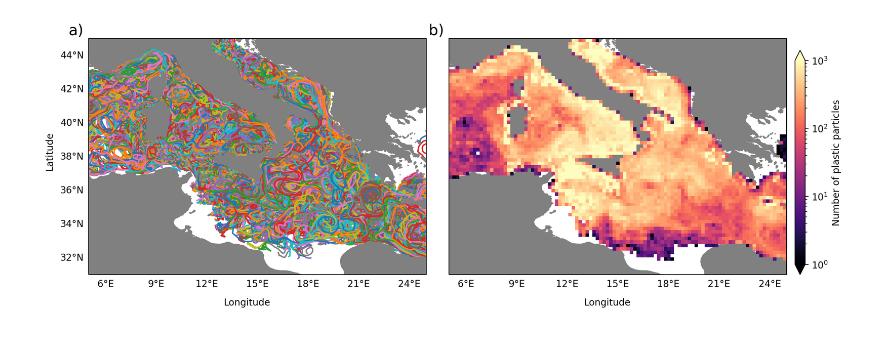
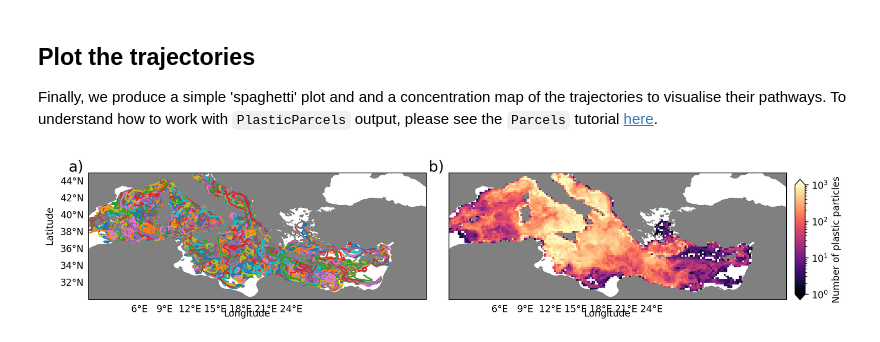
Before and after one commit to Parcels-code/plasticparcels, a Jupyter notebook: docs/examples/example_copernicusmarine.ipynb, the cells around one changed output. Saved outputs shown, nothing was run; the diff lists cells and outputs as text; code cells hidden in the pictures.

Commit message:
Example using copernicusmarine w/ stokes and biofouling kernels on.

```diff
--- a/docs/examples/example_copernicusmarine.ipynb
+++ b/docs/examples/example_copernicusmarine.ipynb
@@ -234,9 +109,12 @@ INFO: Output files are stored in example_copernicusmarine_biofouling.zarr.
+# %% [markdown]
+## Plot the trajectories
+Finally, we produce a simple 'spaghetti' plot and and a concentration map of the trajectories to visualise their pathways. To understand how to work with `PlasticParcels` output, please see the `Parcels` tutorial [here](https://docs.parcels-code.org/en/latest/examples/tutorial_output.html).
 # %%
 # Load the ParticleFile
-ds = xr.open_zarr('example_copernicusmarine_biofouling.zarr')
+ds = xr.open_zarr('example_copernicusmarine.zarr')
 
 # Settings for the concentration map
-bins = (np.linspace(5,25,100),np.linspace(31,45,70))
+bins = (np.linspace(0,40,200),np.linspace(30,45,75))
 i = -1 # Use final timestep
 
 # Create the figure object
@@ -249,33 +127,33 @@ ax = plt.subplot(gs[0,0], projection=ccrs.PlateCarree())
 ax.plot(ds['lon'].T, ds['lat'].T, transform=ccrs.PlateCarree(), zorder=0)
 ax.add_feature(cfeature.LAND, zorder=0, color='grey')
 
-ax.set_extent([5,25,31,45], crs=ccrs.PlateCarree())
+ax.set_extent([0,40,30,45], crs=ccrs.PlateCarree())
 gl = ax.gridlines(draw_labels=True, dms=True, x_inline=False, y_inline=False,color = "None")
 gl.top_labels = False
 gl.right_labels = False
 gl.xlocator = mticker.FixedLocator([6,9,12,15,18,21,24])
 
 ax.text(-0.06, 1.015, 'a)', transform=ax.transAxes, size=16)
 ax.text(-0.13, 0.45, 'Latitude', transform=ax.transAxes, size=10, rotation=90)
 ax.text(0.4, -0.13, 'Longitude', transform=ax.transAxes, size=10)
 
 # Plot the Concentration map
 ax = plt.subplot(gs[0,1], projection=ccrs.PlateCarree())
 cb = ax.hist2d(ds['lon'][:,:i].values.flatten(),ds['lat'][:,:i].values.flatten(), bins=bins,norm=LogNorm(vmin=1, vmax=1000), cmap=plt.cm.magma, transform=ccrs.PlateCarree())
 ax.add_feature(cfeature.LAND, zorder=0, color='grey')
 
 cbar_ax = ax.inset_axes(cb_axes_position)
 cbar = plt.colorbar(cb[3], cax=cbar_ax, extend='both')
 cbar.set_label('Number of plastic particles', fontsize=10)
 gl = ax.gridlines(draw_labels=True, dms=True, x_inline=False, y_inline=False,color = "None")
 gl.top_labels = False
 gl.right_labels = False
 gl.left_labels = False
 gl.xlocator = mticker.FixedLocator([6,9,12,15,18,21,24])
 
 ax.text(-0.06, 1.015, 'b)', transform=ax.transAxes, size=16)
 ax.text(0.4, -0.13, 'Longitude', transform=ax.transAxes, size=10)
 
 plt.show()
 # %% [output]
-[figure, old version]
+[figure, new version]
```
Also changed, not shown: parts of 20 cells of this notebook, 1 other file.
